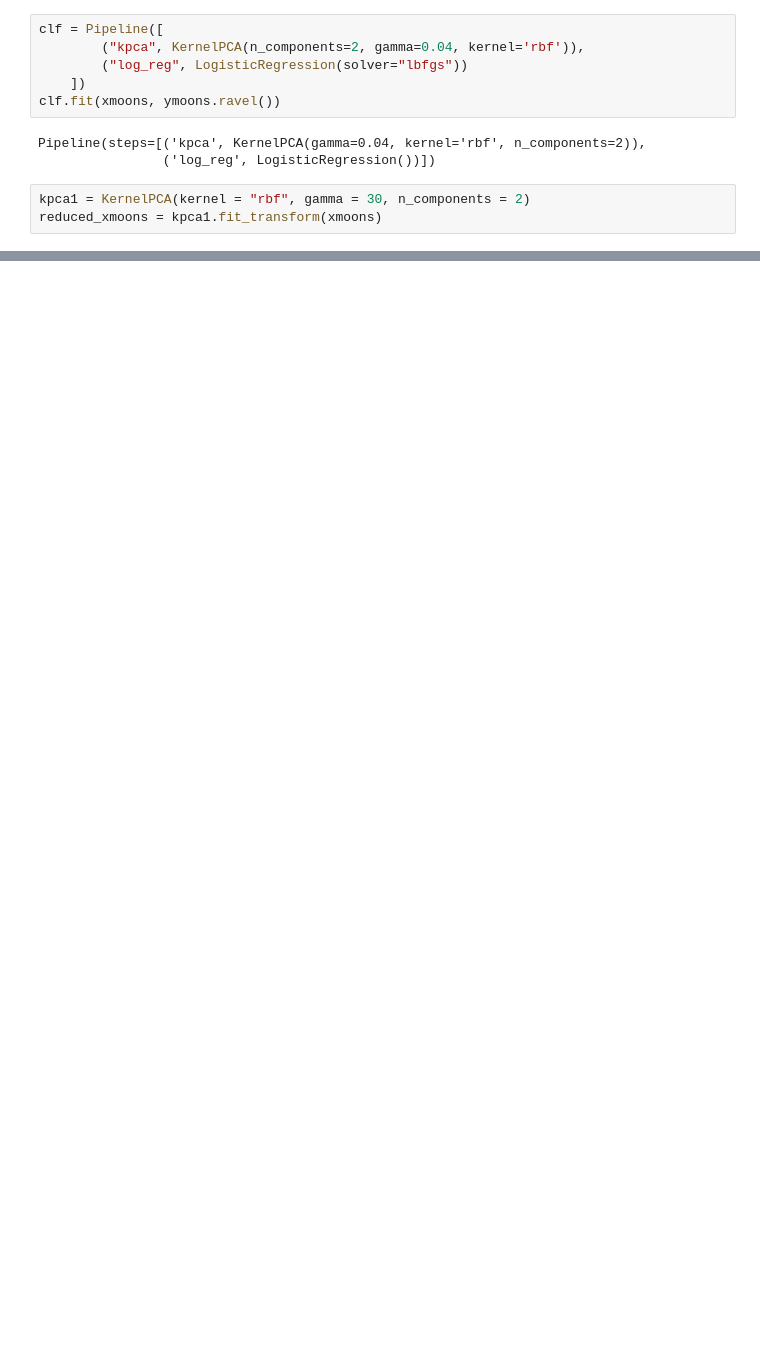
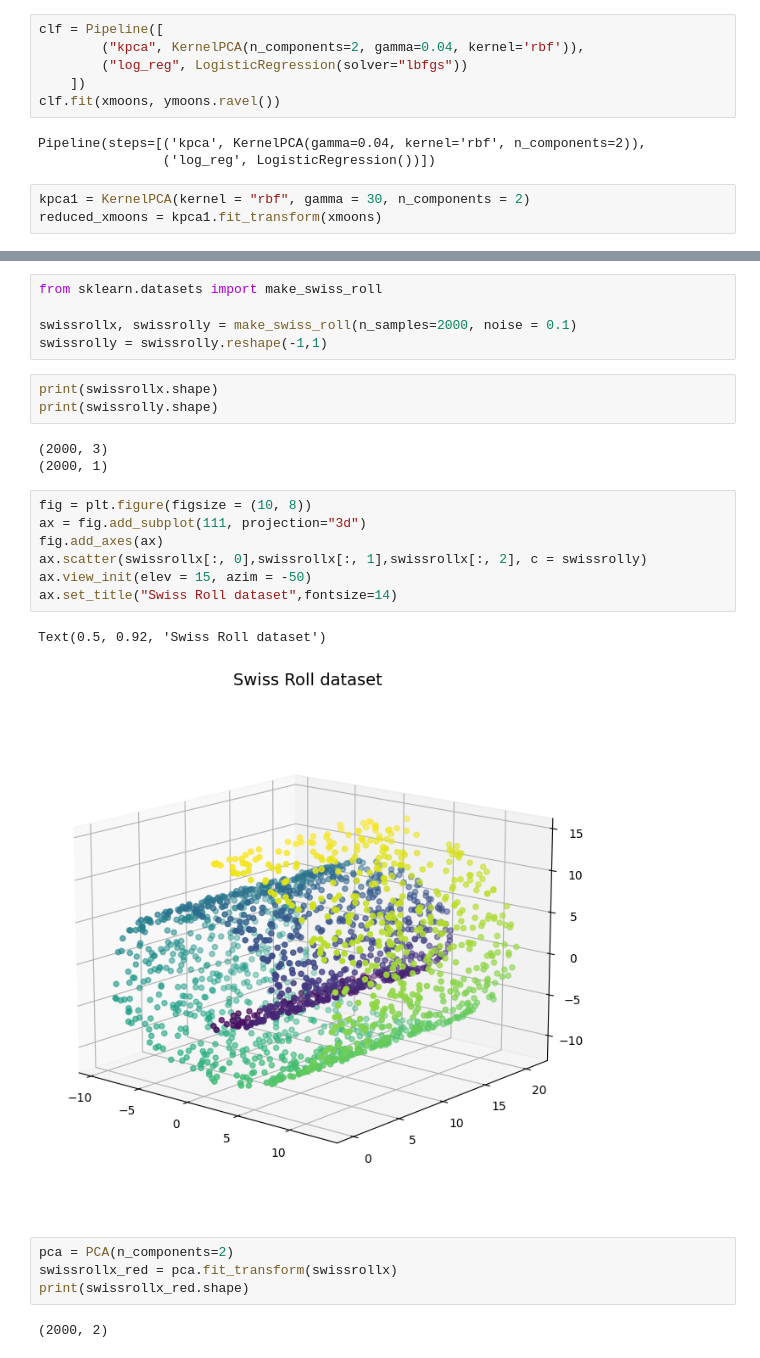
Before and after one commit to aayushi-y/Machine-learning-, a Jupyter notebook: machine-learning-book-chapter-8.ipynb, the cells around one changed output, grey strips where cells are left out. Saved outputs shown, nothing was run; the diff lists cells and outputs as text; blank space fills up the shorter version.

```diff
--- a/machine-learning-book-chapter-8.ipynb
+++ b/machine-learning-book-chapter-8.ipynb
@@ -155,0 +156,27 @@ plt.show()
+# %%
+from sklearn.datasets import make_swiss_roll
+
+swissrollx, swissrolly = make_swiss_roll(n_samples=2000, noise = 0.1)
+swissrolly = swissrolly.reshape(-1,1)
+# %%
+print(swissrollx.shape)
+print(swissrolly.shape)
+# %% [output]
+(2000, 3)
+(2000, 1)
+# %%
+fig = plt.figure(figsize = (10, 8))
+ax = fig.add_subplot(111, projection="3d")
+fig.add_axes(ax)
+ax.scatter(swissrollx[:, 0],swissrollx[:, 1],swissrollx[:, 2], c = swissrolly)
+ax.view_init(elev = 15, azim = -50)
+ax.set_title("Swiss Roll dataset",fontsize=14)
+# %% [output]
+Text(0.5, 0.92, 'Swiss Roll dataset')
+[figure, added]
+# %%
+pca = PCA(n_components=2)
+swissrollx_red = pca.fit_transform(swissrollx)
+print(swissrollx_red.shape)
+# %% [output]
+(2000, 2)
```
Also changed, not shown: parts of 9 cells of this notebook.
